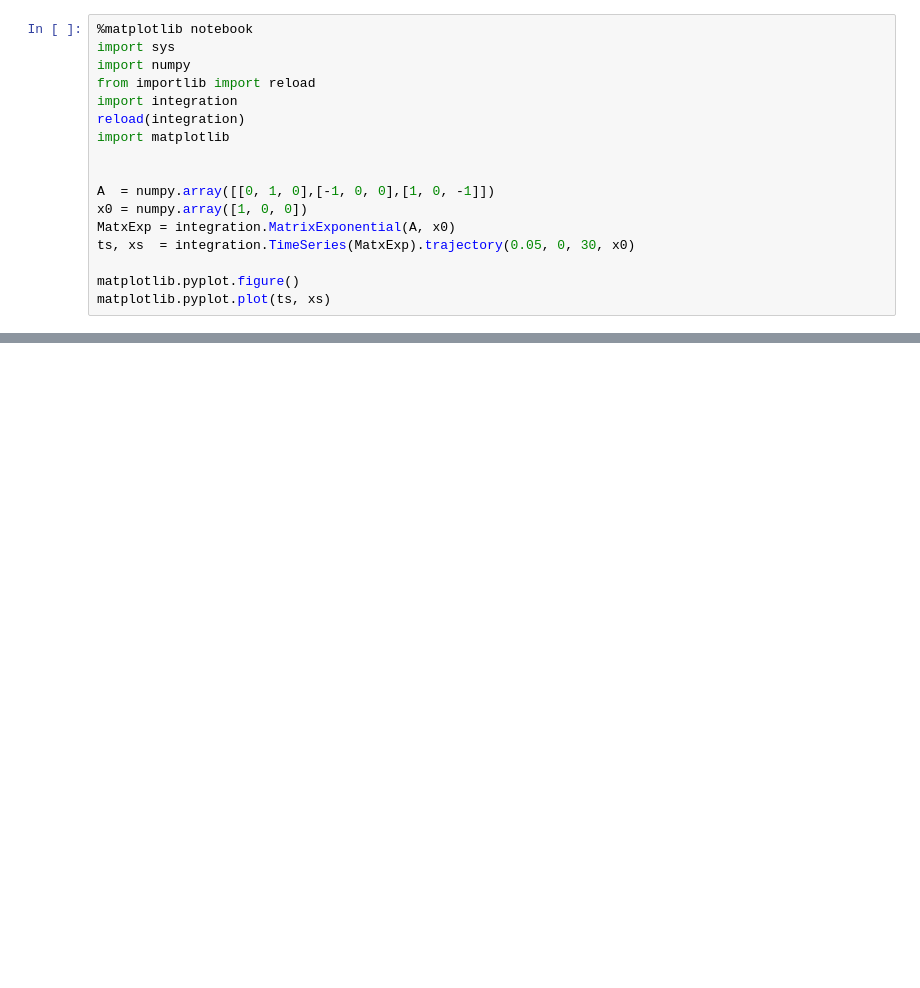
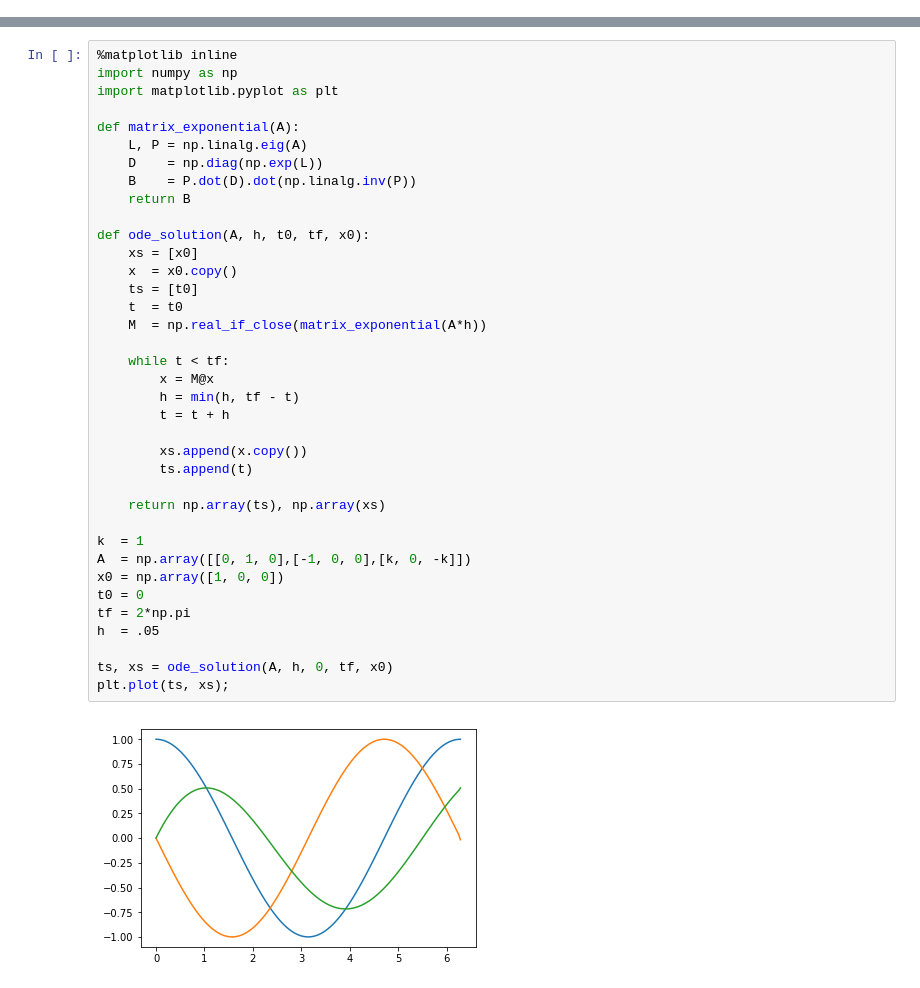
Before and after one commit to mbkaraoglu/senior-thesis, a Jupyter notebook: KalmanFiltering.ipynb, the cells around one changed output, grey strips where cells are left out. Cells and saved outputs as stored; diff of their text form; blank space fills up the shorter version.

```diff
--- a/KalmanFiltering.ipynb
+++ b/KalmanFiltering.ipynb
@@ -1,17 +0,0 @@
-# %%
-%matplotlib notebook
-import sys
-import numpy
-from importlib import reload
-import integration
-reload(integration)
-import matplotlib
-
-
-A  = numpy.array([[0, 1, 0],[-1, 0, 0],[1, 0, -1]])
-x0 = numpy.array([1, 0, 0])
-MatxExp = integration.MatrixExponential(A, x0)
-ts, xs  = integration.TimeSeries(MatxExp).trajectory(0.05, 0, 30, x0)
-
-matplotlib.pyplot.figure()
-matplotlib.pyplot.plot(ts, xs)
@@ -94,0 +1,39 @@ pyplot.plot(ts, xs, ts_KF, xs_KF, '.', markersize=4)
+# %%
+%matplotlib inline
+import numpy as np
+import matplotlib.pyplot as plt
+
+def matrix_exponential(A):
+    L, P = np.linalg.eig(A)
+    D    = np.diag(np.exp(L))
+    B    = P.dot(D).dot(np.linalg.inv(P))
+    return B
+
+def ode_solution(A, h, t0, tf, x0):
+    xs = [x0]
+    x  = x0.copy()
+    ts = [t0]
+    t  = t0
+    M  = np.real_if_close(matrix_exponential(A*h))
+
+    while t < tf:
+        x = M@x
+        h = min(h, tf - t)
+        t = t + h
+
+        xs.append(x.copy())
+        ts.append(t)
+
+    return np.array(ts), np.array(xs)
+
+k  = 1
+A  = np.array([[0, 1, 0],[-1, 0, 0],[k, 0, -k]])
+x0 = np.array([1, 0, 0])
+t0 = 0
+tf = 2*np.pi
+h  = .05
+
+ts, xs = ode_solution(A, h, 0, tf, x0)
+plt.plot(ts, xs);
+# %% [output]
+[figure, added]
```
Also changed, not shown: parts of 5 cells of this notebook.
